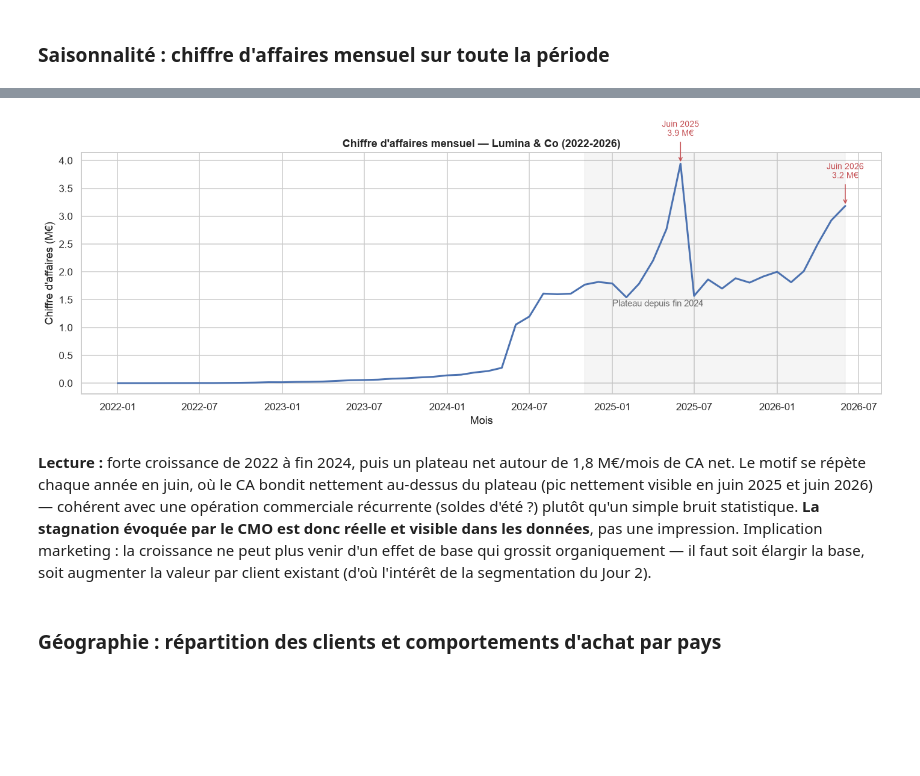
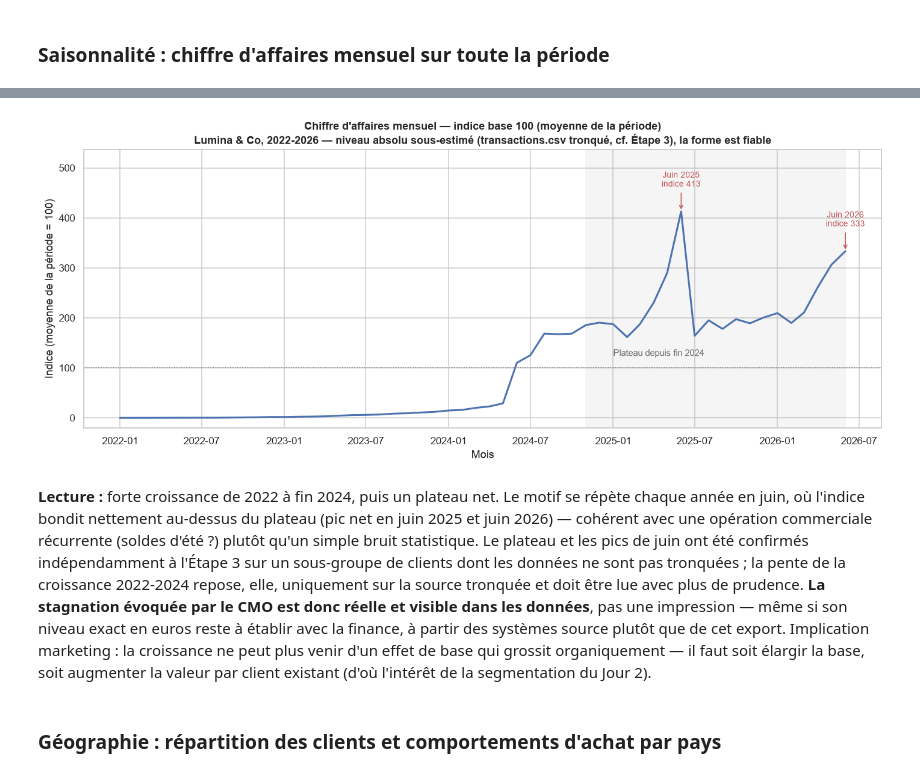
Before and after one commit to Alibenaqa/lumina_data_marketing, a Jupyter notebook: notebooks/01_eda_cleaning.ipynb, the cells around one changed output, grey strips where cells are left out. Drawn from its saved outputs; the diff is of its cells as text; code cells hidden in the pictures; blank space fills up the shorter version.

```diff
--- a/notebooks/01_eda_cleaning.ipynb
+++ b/notebooks/01_eda_cleaning.ipynb
@@ -517,43 +694,54 @@ Ce sera un candidat naturel de segment "VIP" en Jour 2.
 # %%
 monthly_revenue = (
     sales_all.set_index("invoice_date")["line_total"]
     .resample("MS")
     .sum()
 )
+monthly_index = monthly_revenue / monthly_revenue.mean() * 100
 
-fig, ax = plt.subplots(figsize=(13, 5))
-ax.plot(monthly_revenue.index, monthly_revenue.values / 1e6, color="#4C72B0", linewidth=2)
-ax.set_title("Chiffre d'affaires mensuel — Lumina & Co (2022-2026)")
+fig, ax = plt.subplots(figsize=(13, 5.5))
+ax.plot(monthly_index.index, monthly_index.values, color="#4C72B0", linewidth=2)
+ax.axhline(100, color="grey", linestyle=":", linewidth=1)
+ax.set_title(
+    "Chiffre d'affaires mensuel — indice base 100 (moyenne de la période)\n"
+    "Lumina & Co, 2022-2026 — niveau absolu sous-estimé (transactions.csv tronqué, cf. Étape 3), la forme est fiable"
+)
 ax.set_xlabel("Mois")
-ax.set_ylabel("Chiffre d'affaires (M€)")
-ax.axvspan(pd.Timestamp("2024-11-01"), monthly_revenue.index.max(), color="grey", alpha=0.08)
-ax.text(pd.Timestamp("2025-01-01"), monthly_revenue.max() / 1e6 * 0.35,
+ax.set_ylabel("Indice (moyenne de la période = 100)")
+ax.set_ylim(top=monthly_index.max() * 1.3)
+ax.axvspan(pd.Timestamp("2024-11-01"), monthly_index.index.max(), color="grey", alpha=0.08)
+ax.text(pd.Timestamp("2025-01-01"), monthly_index.max() * 0.3,
         "Plateau depuis fin 2024", fontsize=10, color="dimgrey")
 
 for year in [2025, 2026]:
     june = pd.Timestamp(f"{year}-06-01")
-    if june in monthly_revenue.index:
-        ax.annotate(f"Juin {year}\n{monthly_revenue[june]/1e6:.1f} M€",
-                    xy=(june, monthly_revenue[june] / 1e6),
-                    xytext=(june, monthly_revenue[june] / 1e6 + 0.5),
+    if june in monthly_index.index:
+        ax.annotate(f"Juin {year}\nindice {monthly_index[june]:.0f}",
+                    xy=(june, monthly_index[june]),
+                    xytext=(june, monthly_index[june] + monthly_index.max() * 0.12),
                     ha="center", fontsize=9, color="#C44E52",
                     arrowprops=dict(arrowstyle="->", color="#C44E52"))
 
 fig.tight_layout()
 fig.savefig(FIGURES / "04_ca_mensuel.png", dpi=150, bbox_inches="tight")
 plt.show()
 # %% [output]
-[figure, old version]
+[figure, new version]
 # %% [markdown]
-**Lecture :** forte croissance de 2022 à fin 2024, puis un plateau net autour
-de 1,8 M€/mois de CA net. Le motif se répète chaque année en juin, où le CA
-bondit nettement au-dessus du plateau (pic nettement visible en juin 2025 et
-juin 2026) — cohérent avec une opération commerciale récurrente (soldes
-d'été ?) plutôt qu'un simple bruit statistique. **La stagnation évoquée par le
-CMO est donc réelle et visible dans les données**, pas une impression.
-Implication marketing : la croissance ne peut plus venir d'un effet de base
-qui grossit organiquement — il faut soit élargir la base, soit augmenter la
-valeur par client existant (d'où l'intérêt de la segmentation du Jour 2).
+**Lecture :** forte croissance de 2022 à fin 2024, puis un plateau net. Le
+motif se répète chaque année en juin, où l'indice bondit nettement au-dessus
+du plateau (pic net en juin 2025 et juin 2026) — cohérent avec une opération
+commerciale récurrente (soldes d'été ?) plutôt qu'un simple bruit statistique.
+Le plateau et les pics de juin ont été confirmés indépendamment à l'Étape 3
+sur un sous-groupe de clients dont les données ne sont pas tronquées ; la
+pente de la croissance 2022-2024 repose, elle, uniquement sur la source
+tronquée et doit être lue avec plus de prudence. **La stagnation évoquée par
+le CMO est donc réelle et visible dans les données**, pas une impression —
+même si son niveau exact en euros reste à établir avec la finance, à partir
+des systèmes source plutôt que de cet export. Implication marketing : la
+croissance ne peut plus venir d'un effet de base qui grossit organiquement —
+il faut soit élargir la base, soit augmenter la valeur par client existant
+(d'où l'intérêt de la segmentation du Jour 2).
 # %% [markdown]
 ### Géographie : répartition des clients et comportements d'achat par pays
 # %%
```
Also changed, not shown: parts of 45 cells of this notebook, 8 other files.
